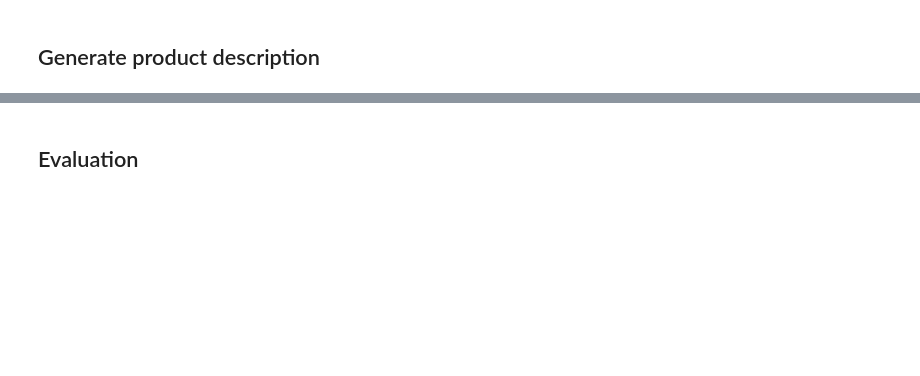
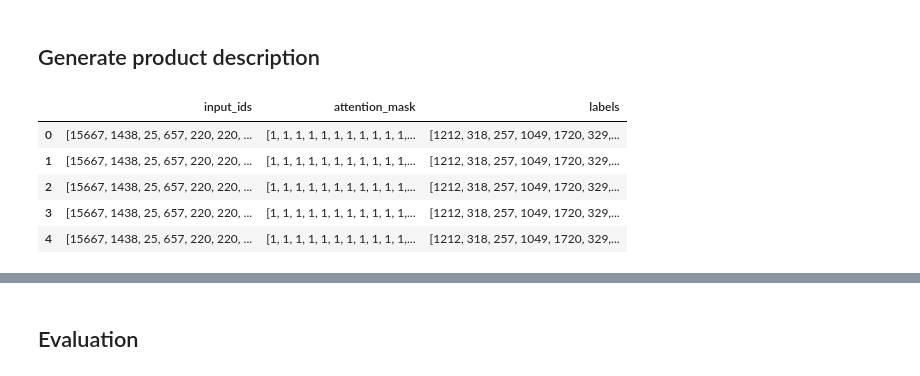
Before and after one commit to amaliahm/NLP_labs, a Jupyter notebook: Tp5/tp5-nlp.ipynb, the cells around one changed output, grey strips where cells are left out. Cells and saved outputs as stored; diff of their text form; code cells hidden in the pictures; blank space fills up the shorter version.

```diff
--- a/Tp5/tp5-nlp.ipynb
+++ b/Tp5/tp5-nlp.ipynb
@@ -184,4 +242,5 @@ df[['input_text', 'target_text']].head()
 # %%
 # load the GPT-2 tokenizer
 tokenizer = GPT2Tokenizer.from_pretrained('gpt2')
+tokenizer.pad_token = tokenizer.eos_token
 # %%
@@ -285,5 +374,15 @@ KeyboardInterrupt:
 # %% [markdown]
 ## Generate product description
+# %%
+train_dataset = pd.DataFrame(train_dataset)
+train_dataset.head()
+# %% [output]
+|  | input_ids | attention_mask | labels |
+| 0 | [15667, 1438, 25, 657, 220, 220, ... | [1, 1, 1, 1, 1, 1, 1, 1, 1, 1, 1,... | [1212, 318, 257, 1049, 1720, 329,... |
+| 1 | [15667, 1438, 25, 657, 220, 220, ... | [1, 1, 1, 1, 1, 1, 1, 1, 1, 1, 1,... | [1212, 318, 257, 1049, 1720, 329,... |
+| 2 | [15667, 1438, 25, 657, 220, 220, ... | [1, 1, 1, 1, 1, 1, 1, 1, 1, 1, 1,... | [1212, 318, 257, 1049, 1720, 329,... |
+| 3 | [15667, 1438, 25, 657, 220, 220, ... | [1, 1, 1, 1, 1, 1, 1, 1, 1, 1, 1,... | [1212, 318, 257, 1049, 1720, 329,... |
+| 4 | [15667, 1438, 25, 657, 220, 220, ... | [1, 1, 1, 1, 1, 1, 1, 1, 1, 1, 1,... | [1212, 318, 257, 1049, 1720, 329,... |
 # %%
 # generate description based on the product info
 def generate_description(row):
```
Also changed, not shown: parts of 21 cells of this notebook.
